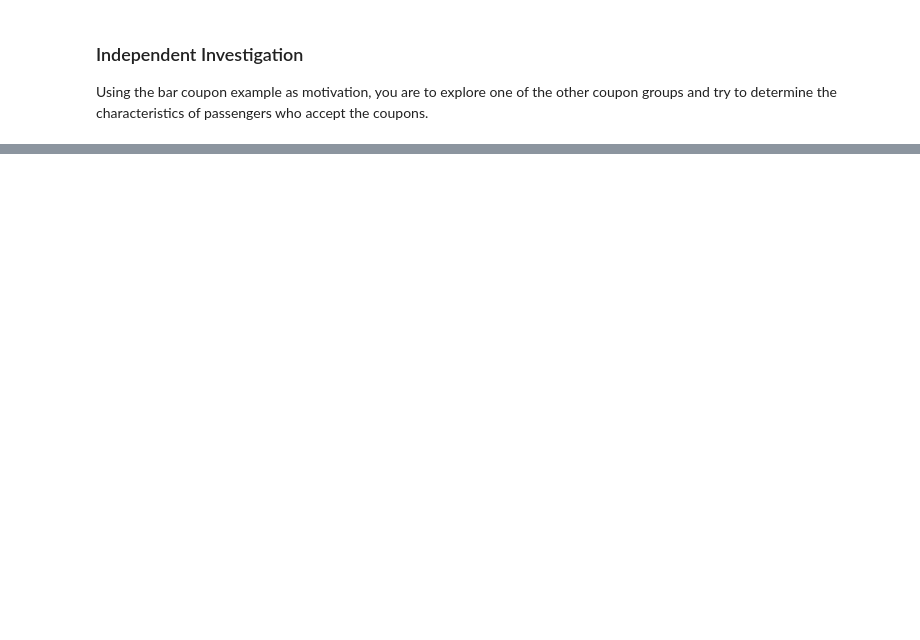
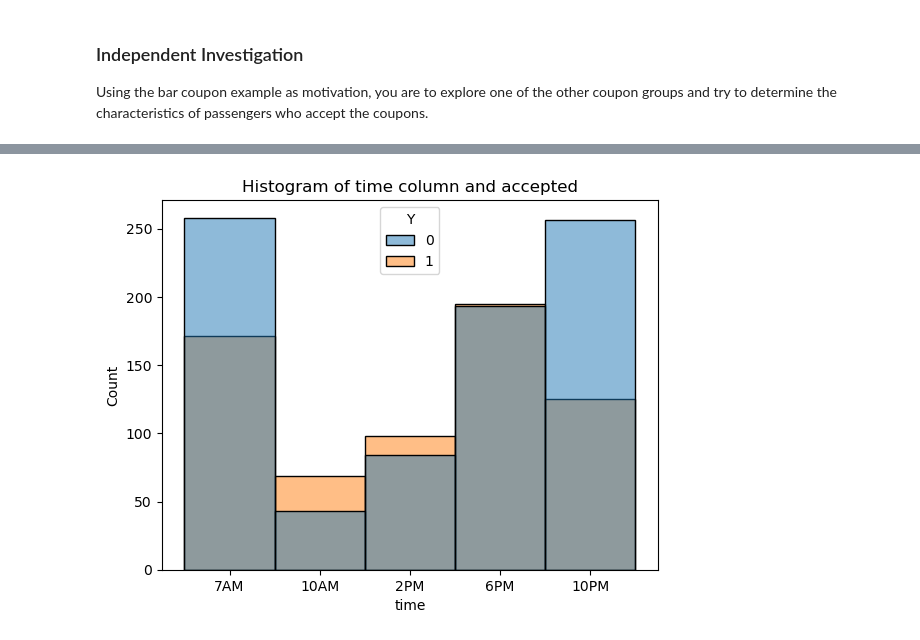
Before and after one commit to chog1/conor.h-Practical-Application-1, a Jupyter notebook: prompt.ipynb, the cells around one changed output, grey strips where cells are left out. Cells and saved outputs as stored; diff of their text form; code cells hidden in the pictures; blank space fills up the shorter version.

```diff
--- a/prompt.ipynb
+++ b/prompt.ipynb
@@ -365,0 +418,12 @@ plt.xticks(rotation=45)
+# %%
+#custom filtering to ensure times appear cronologically
+custom_order = ['7AM','10AM','2PM','6PM','10pm']
+data_sorted_time = resturant20_50_coupons.sort_values(by='time', key=lambda x: pd.Categorical(x, categories=custom_order, ordered=True))
+
+#Seaborn function histplot to create histograms of time column with hue equal to acceptance
+sns.histplot(data = data_sorted_time, x = 'time', hue = 'Y')
+plt.title('Histogram of time column and accepted')
+
+plt.savefig('data/Histogram of time column and accepted.png')
+# %% [output]
+[figure, added]
```
Also changed, not shown: parts of 6 cells of this notebook, 4 other files.
